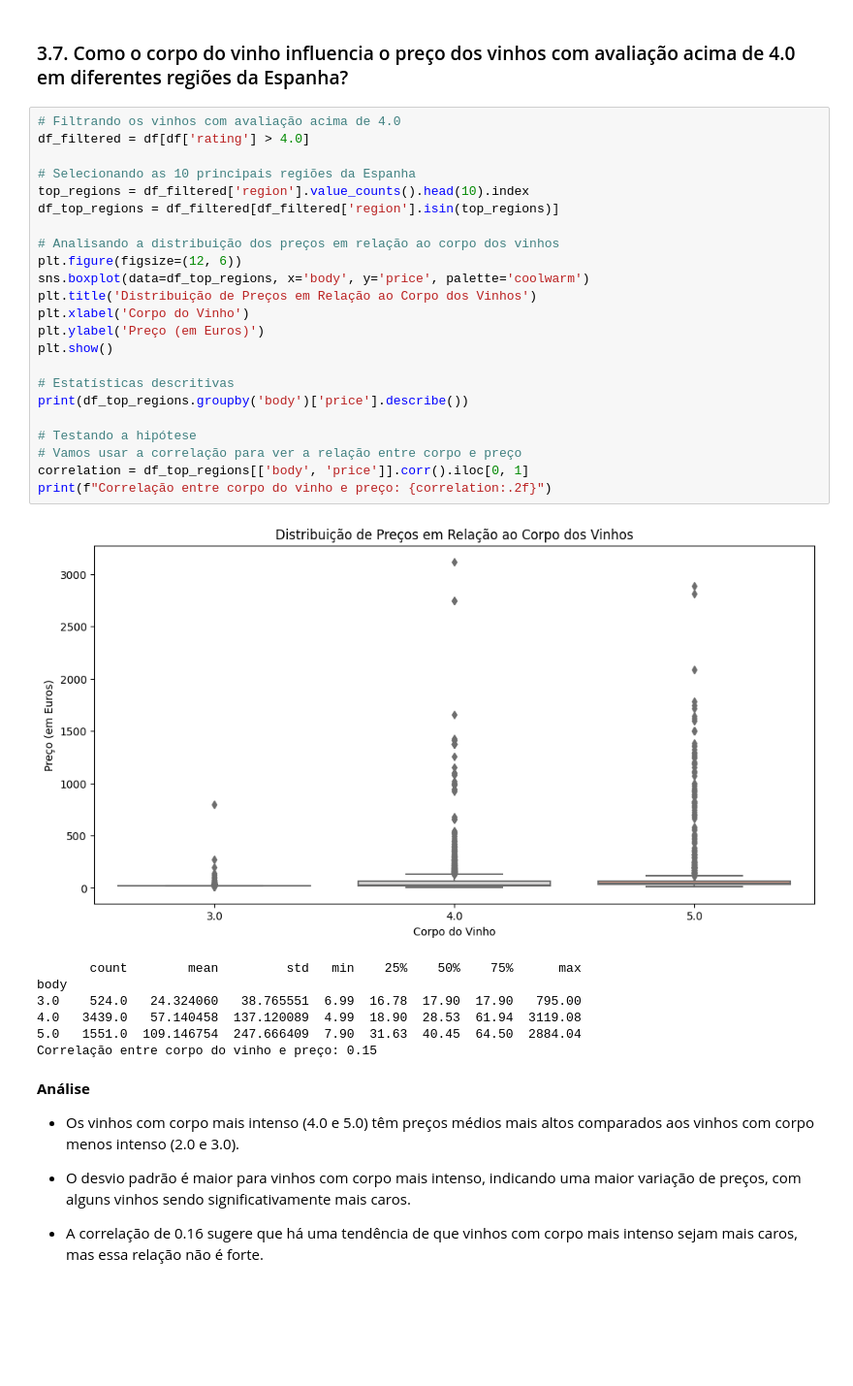
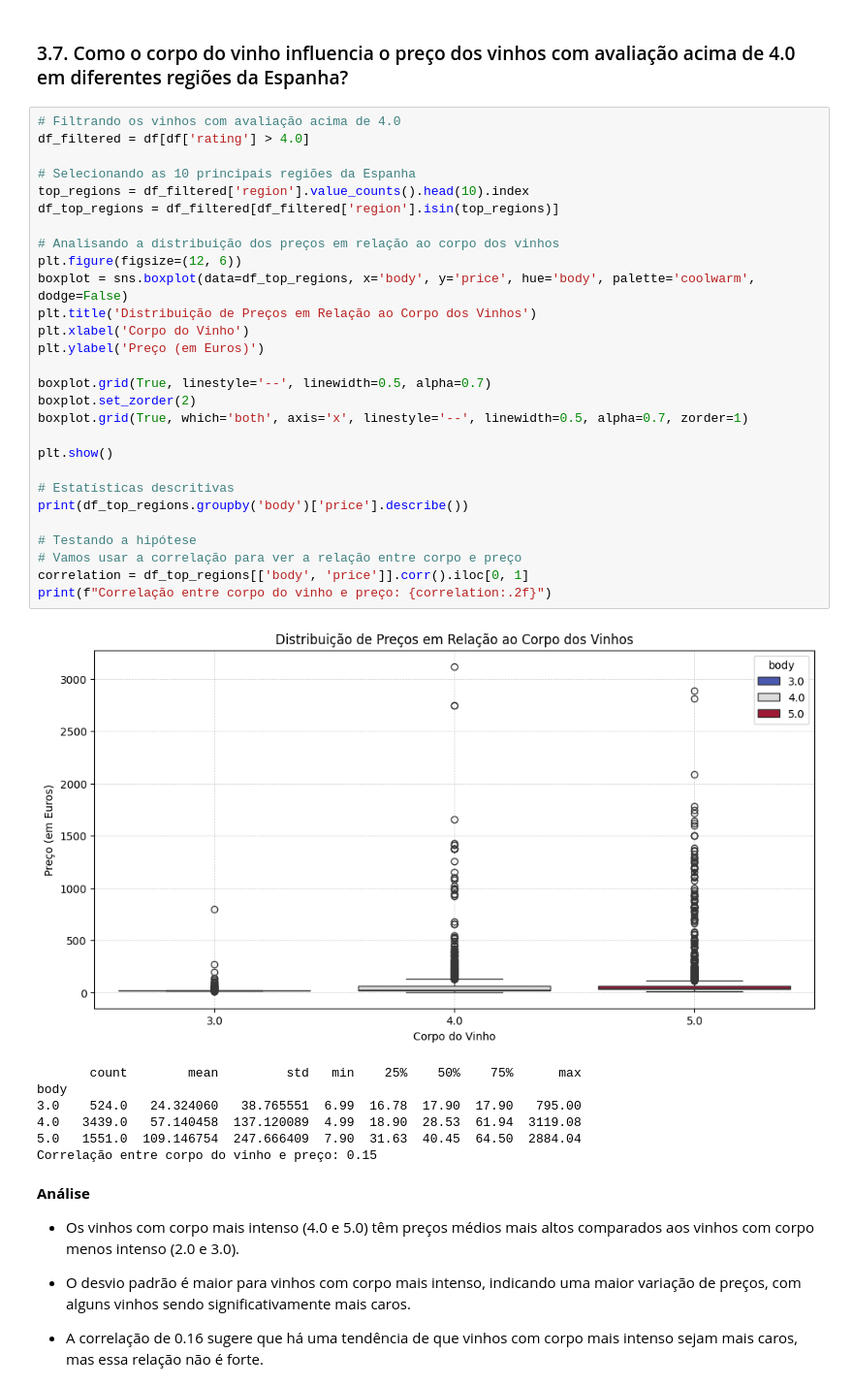
Before and after one commit to atlantico-academy/equipe3-2024.2, a Jupyter notebook: notebooks/01-exploratory_data_analysis.ipynb, the cells around one changed output. Shown at 97% size. Drawn from its saved outputs; the diff is of its cells as text; blank space fills up the shorter version.

Commit message:
Adicionando grid para melhor vizualização de gráficos

```diff
--- a/notebooks/01-exploratory_data_analysis.ipynb
+++ b/notebooks/01-exploratory_data_analysis.ipynb
@@ -457,28 +481,33 @@ plt.show()
 # %%
 # Filtrando os vinhos com avaliação acima de 4.0
 df_filtered = df[df['rating'] > 4.0]
 
 # Selecionando as 10 principais regiões da Espanha
 top_regions = df_filtered['region'].value_counts().head(10).index
 df_top_regions = df_filtered[df_filtered['region'].isin(top_regions)]
 
 # Analisando a distribuição dos preços em relação ao corpo dos vinhos
 plt.figure(figsize=(12, 6))
-sns.boxplot(data=df_top_regions, x='body', y='price', palette='coolwarm')
+boxplot = sns.boxplot(data=df_top_regions, x='body', y='price', hue='body', palette='coolwarm', dodge=False)
 plt.title('Distribuição de Preços em Relação ao Corpo dos Vinhos')
 plt.xlabel('Corpo do Vinho')
 plt.ylabel('Preço (em Euros)')
+
+boxplot.grid(True, linestyle='--', linewidth=0.5, alpha=0.7)
+boxplot.set_zorder(2)
+boxplot.grid(True, which='both', axis='x', linestyle='--', linewidth=0.5, alpha=0.7, zorder=1)
+
 plt.show()
 
 # Estatísticas descritivas
 print(df_top_regions.groupby('body')['price'].describe())
 
 # Testando a hipótese
 # Vamos usar a correlação para ver a relação entre corpo e preço
 correlation = df_top_regions[['body', 'price']].corr().iloc[0, 1]
 print(f"Correlação entre corpo do vinho e preço: {correlation:.2f}")
 # %% [output]
-[figure, old version]
+[figure, new version]
        count        mean         std   min    25%    50%    75%      max
 body
 3.0    524.0   24.324060   38.765551  6.99  16.78  17.90  17.90   795.00
```
Also changed, not shown: parts of 6 cells of this notebook.
